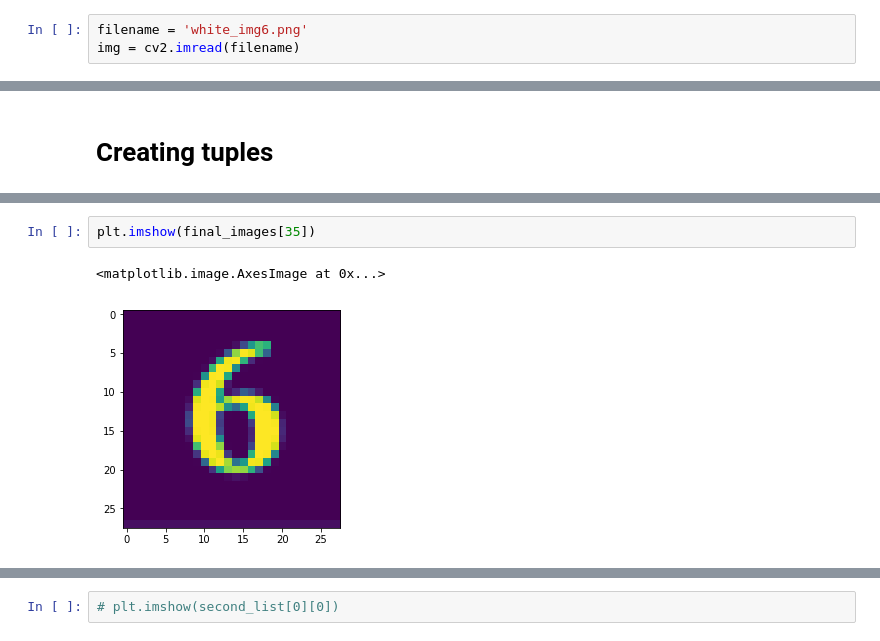
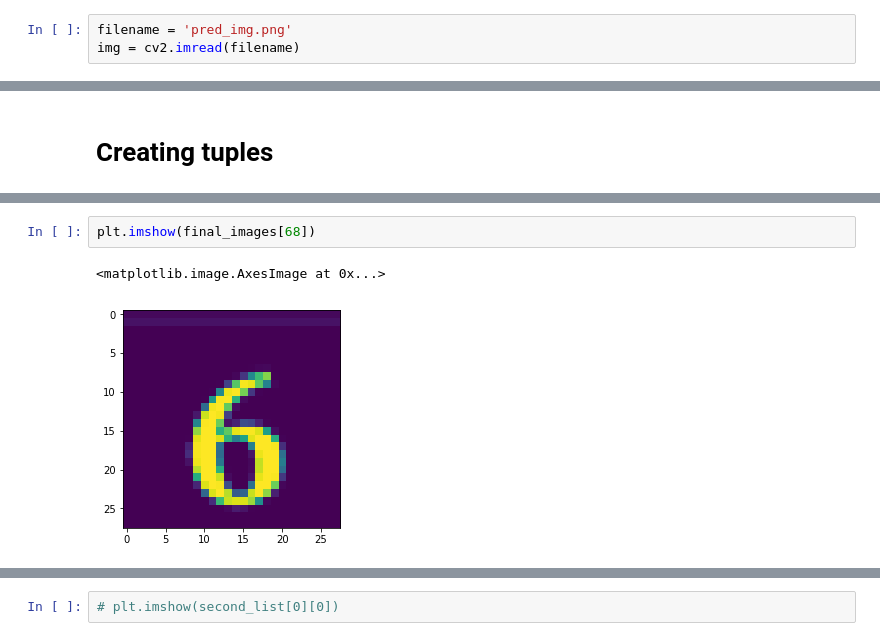
Before and after one commit to AI-Teaching-Humans/PhaseOne, a Jupyter notebook: Sudoku/notebooks/DeepLearning/PreprocessingPipeline.ipynb, the cells around one changed output, grey strips where cells are left out. Cells and saved outputs as stored; diff of their text form.

```diff
--- a/Sudoku/notebooks/DeepLearning/PreprocessingPipeline.ipynb
+++ b/Sudoku/notebooks/DeepLearning/PreprocessingPipeline.ipynb
@@ -33,7 +33,7 @@ from torch import optim
 # %% [markdown]
 ## Read in the image:
 # %%
-filename = 'white_img6.png'
+filename = 'pred_img.png'
 img = cv2.imread(filename)
 # %%
 cv2.imshow("Image", img)
@@ -211,6 +215,6 @@ len(copy_img45_1)
 # %%
-plt.imshow(final_images[35])
+plt.imshow(final_images[68])
 # %% [output]
 <matplotlib.image.AxesImage at 0x...>
-[figure, old version]
+[figure, new version]
 # %%
```
Also changed, not shown: parts of 101 cells of this notebook.
